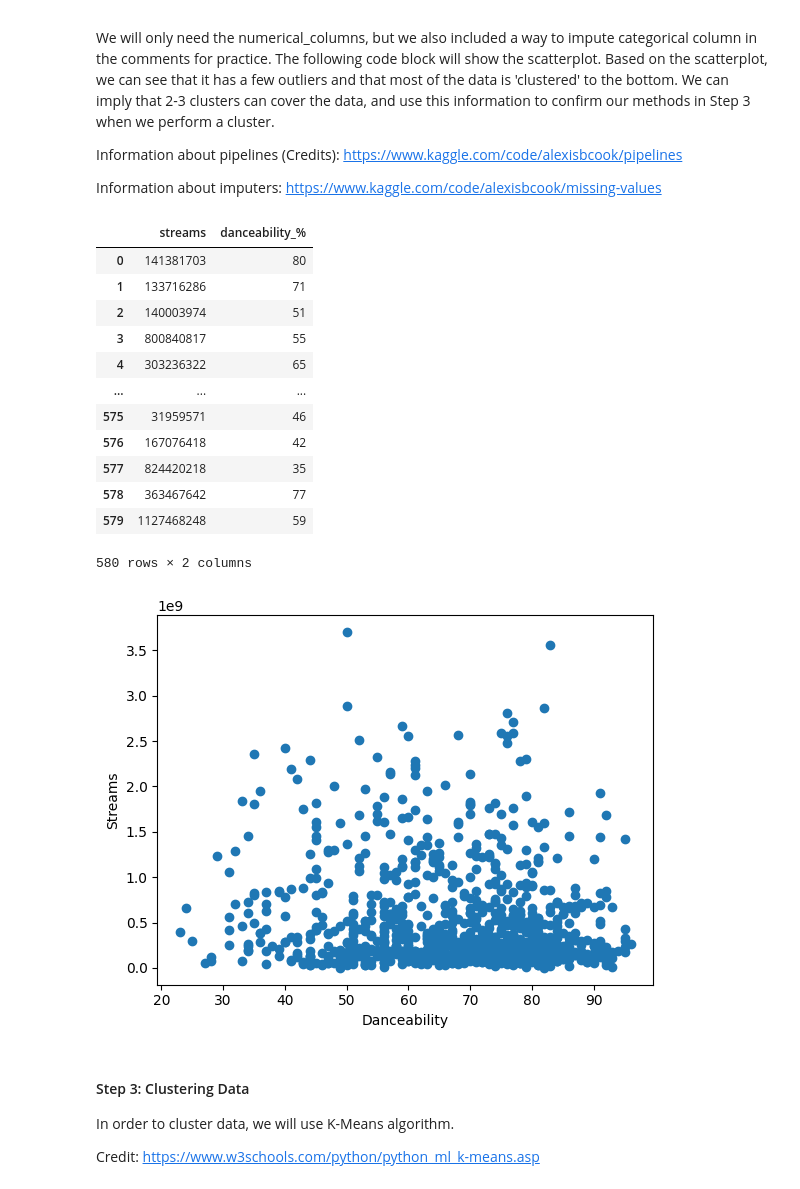
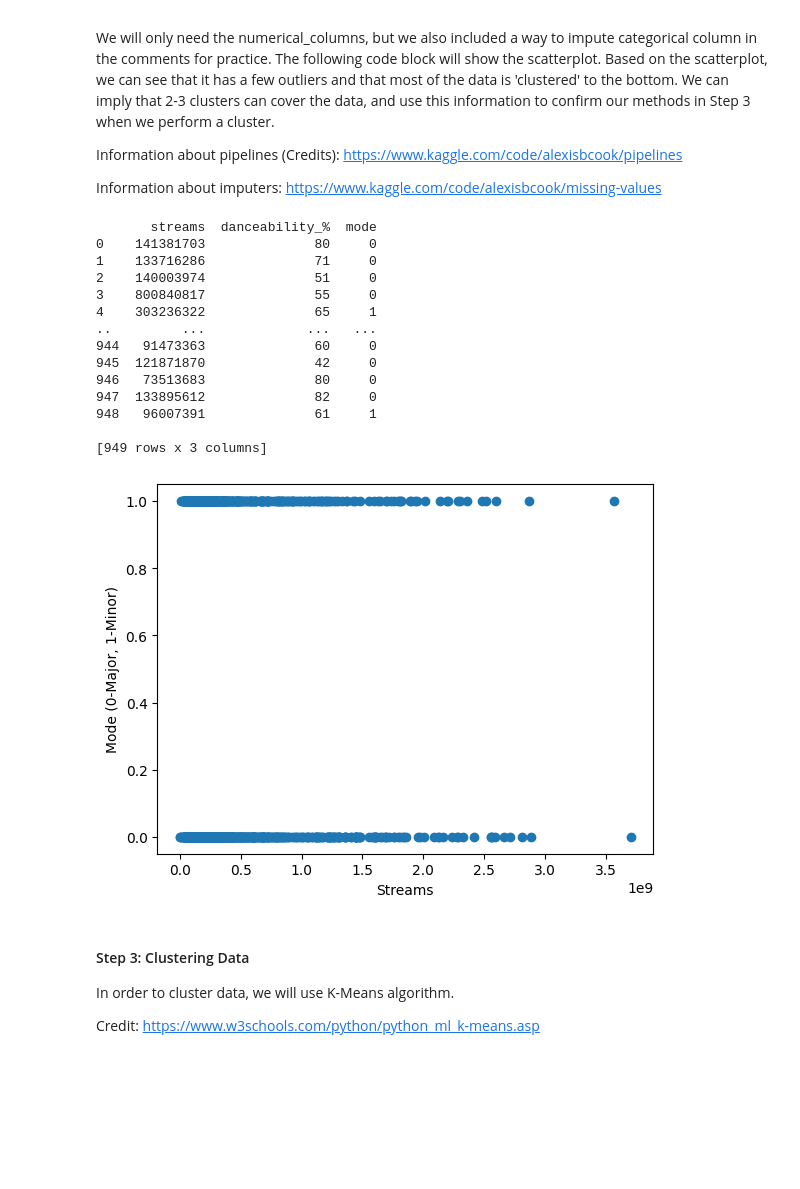
Before and after one commit to CIC-Research/Data-Science-Project, a Jupyter notebook: main.ipynb, the cells around one changed output. Saved outputs shown, nothing was run; the diff lists cells and outputs as text; code cells hidden in the pictures; blank space fills up the shorter version.

```diff
--- a/main.ipynb
+++ b/main.ipynb
@@ -10,6 +12,7 @@ Our project compares danceability_% over streams. We start by using pandas to re
 import pandas as pd
 
 Spotify_Data = pd.read_csv('Popular_Spotify_Songs.csv')
+Spotify_Data['mode'] = Spotify_Data['mode'].replace({'Major': 0, 'Minor': 1})
 Spotify_Data.head()
 # %% [output]
 |  | track_name | artist(s)_name | artist_count | released_year | released_month | released_day | ... |
@@ -37,7 +40,7 @@ from sklearn.impute import SimpleImputer
 from sklearn.compose import ColumnTransformer
 
 # Define column names, columns you will include in pipeline
-numerical_columns = ['streams', 'danceability_%']
+numerical_columns = ['streams', 'danceability_%', 'mode']
 categorical_columns = ['key']
 
 #pipeline set for imputation strategy, the strategy is set to fill  in mean values in every missing numerical value
@@ -69,36 +72,38 @@ Spotify_Pipeline_Data = pd.DataFrame(Spotify_Pipeline_Data, columns=numerical_co
 
 Spotify_Pipeline_Data = Spotify_Pipeline_Data.astype(int)
 
+
 #check to see if it is a dataframe
-Spotify_Pipeline_Data.head()
+print(Spotify_Pipeline_Data)
 # %% [output]
-|  | streams | danceability_% |
-| 0 | 141381703 | 80 |
-| 1 | 133716286 | 71 |
-| 2 | 140003974 | 51 |
-| 3 | 800840817 | 55 |
-| 4 | 303236322 | 65 |
-| ... | ... | ... |
-| 575 | 31959571 | 46 |
-| 576 | 167076418 | 42 |
-| 577 | 824420218 | 35 |
-| 578 | 363467642 | 77 |
-| 579 | 1127468248 | 59 |
-580 rows × 2 columns
+       streams  danceability_%  mode
+0    141381703              80     0
+1    133716286              71     0
+2    140003974              51     0
+3    800840817              55     0
+4    303236322              65     1
+..         ...             ...   ...
+944   91473363              60     0
+945  121871870              42     0
+946   73513683              80     0
+947  133895612              82     0
+948   96007391              61     1
+
+[949 rows x 3 columns]
 # %%
 import matplotlib.pyplot as plt
 
 #set up x,y vals
 stream_data = Spotify_Pipeline_Data['streams']
-danceability_data = Spotify_Pipeline_Data['danceability_%']
+mode_data = Spotify_Pipeline_Data['mode']
 
 #create scatterplot, annotate scatterplot, show scatterplot
-plt.scatter(danceability_data, stream_data)
-plt.xlabel('Danceability')
-plt.ylabel('Streams')
+plt.scatter(stream_data, mode_data)
+plt.xlabel('Streams')
+plt.ylabel('Mode (0-Major, 1-Minor)')
 plt.show()
 # %% [output]
-[figure, old version]
+[figure, new version]
 # %% [markdown]
 #### Step 3: Clustering Data
 In order to cluster data, we will use K-Means algorithm.
```
Also changed, not shown: parts of 5 cells of this notebook.
